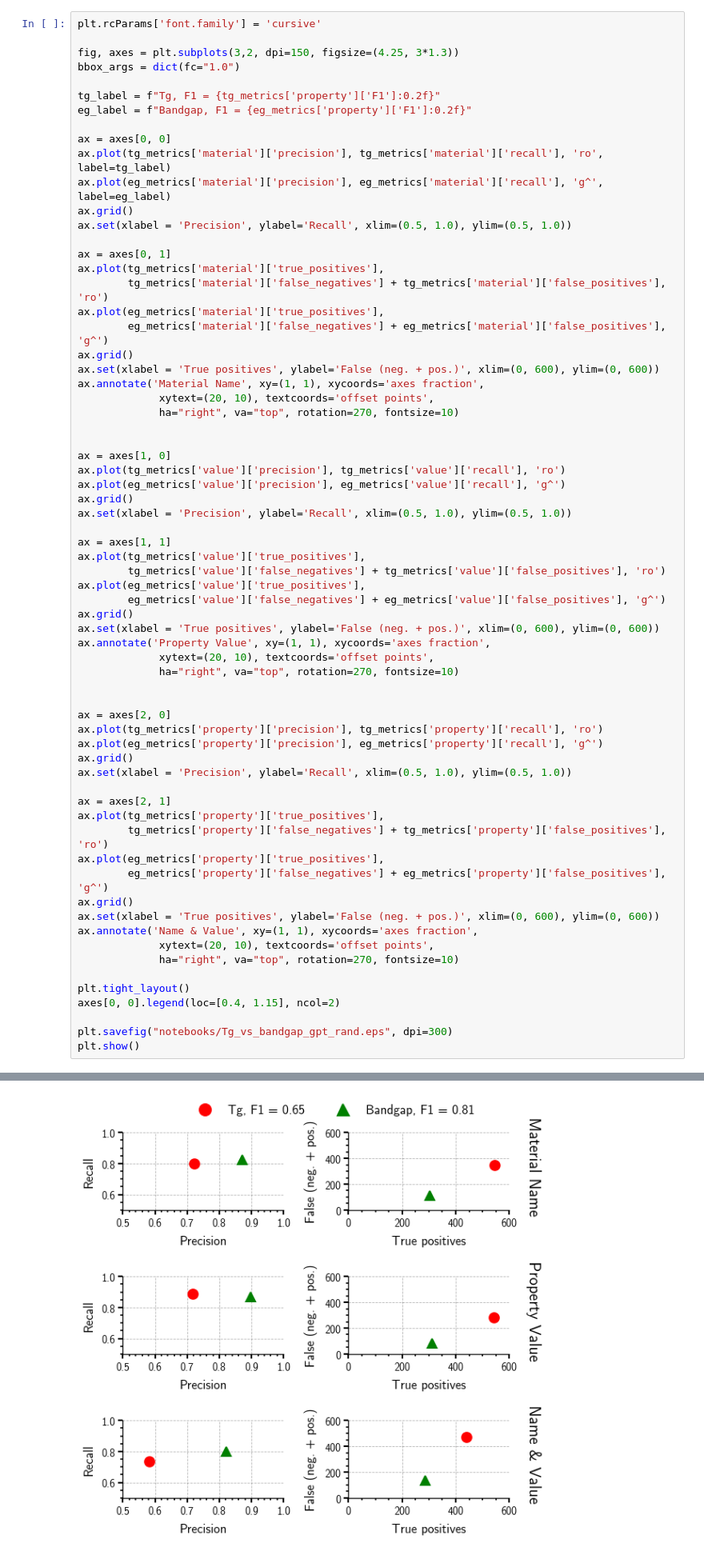
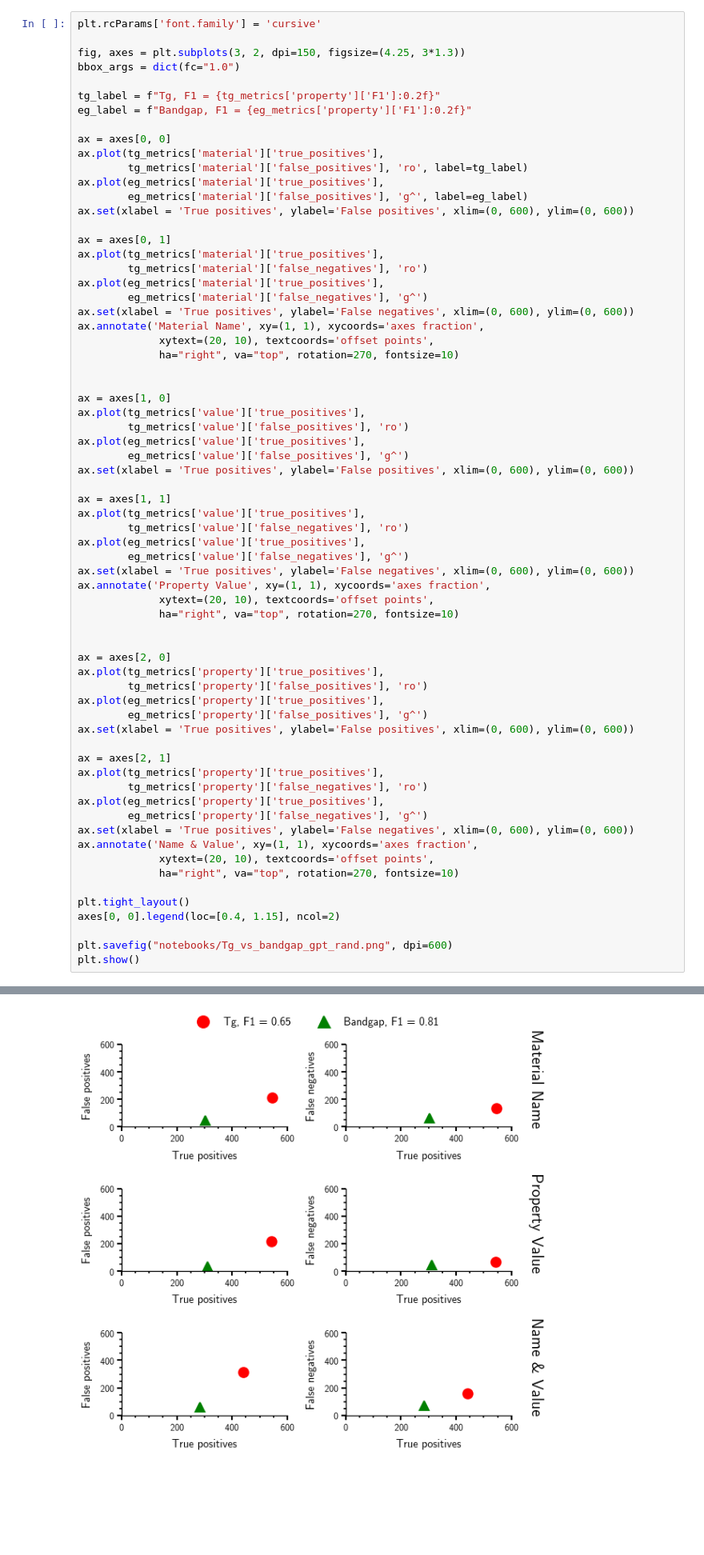
Before and after one commit to Ramprasad-Group/PromptDataExtraction, a Jupyter notebook: notebooks/Analyze-Select-1k.ipynb, the cells around one changed output, grey strips where cells are left out. Shown: that part at 80% size. Drawn from its saved outputs; the diff is of its cells as text; blank space fills up the shorter version.

```diff
--- a/notebooks/Analyze-Select-1k.ipynb
+++ b/notebooks/Analyze-Select-1k.ipynb
@@ -607,61 +607,61 @@ print(eg_metrics)
 # %%
 plt.rcParams['font.family'] = 'cursive'
 
-fig, axes = plt.subplots(3,2, dpi=150, figsize=(4.25, 3*1.3))
+fig, axes = plt.subplots(3, 2, dpi=150, figsize=(4.25, 3*1.3))
 bbox_args = dict(fc="1.0")
 
 tg_label = f"Tg, F1 = {tg_metrics['property']['F1']:0.2f}"
 eg_label = f"Bandgap, F1 = {eg_metrics['property']['F1']:0.2f}"
 
 ax = axes[0, 0]
-ax.plot(tg_metrics['material']['precision'], tg_metrics['material']['recall'], 'ro', label=tg_label)
-ax.plot(eg_metrics['material']['precision'], eg_metrics['material']['recall'], 'g^', label=eg_label)
-ax.grid()
-ax.set(xlabel = 'Precision', ylabel='Recall', xlim=(0.5, 1.0), ylim=(0.5, 1.0))
+ax.plot(tg_metrics['material']['true_positives'],
+        tg_metrics['material']['false_positives'], 'ro', label=tg_label)
+ax.plot(eg_metrics['material']['true_positives'],
+        eg_metrics['material']['false_positives'], 'g^', label=eg_label)
+ax.set(xlabel = 'True positives', ylabel='False positives', xlim=(0, 600), ylim=(0, 600))
 
 ax = axes[0, 1]
 ax.plot(tg_metrics['material']['true_positives'],
-        tg_metrics['material']['false_negatives'] + tg_metrics['material']['false_positives'], 'ro')
+        tg_metrics['material']['false_negatives'], 'ro')
 ax.plot(eg_metrics['material']['true_positives'],
-        eg_metrics['material']['false_negatives'] + eg_metrics['material']['false_positives'], 'g^')
-ax.grid()
-ax.set(xlabel = 'True positives', ylabel='False (neg. + pos.)', xlim=(0, 600), ylim=(0, 600))
+        eg_metrics['material']['false_negatives'], 'g^')
+ax.set(xlabel = 'True positives', ylabel='False negatives', xlim=(0, 600), ylim=(0, 600))
 ax.annotate('Material Name', xy=(1, 1), xycoords='axes fraction',
              xytext=(20, 10), textcoords='offset points',
              ha="right", va="top", rotation=270, fontsize=10)
 
 
 ax = axes[1, 0]
-ax.plot(tg_metrics['value']['precision'], tg_metrics['value']['recall'], 'ro')
-ax.plot(eg_metrics['value']['precision'], eg_metrics['value']['recall'], 'g^')
-ax.grid()
-ax.set(xlabel = 'Precision', ylabel='Recall', xlim=(0.5, 1.0), ylim=(0.5, 1.0))
+ax.plot(tg_metrics['value']['true_positives'],
+        tg_metrics['value']['false_positives'], 'ro')
+ax.plot(eg_metrics['value']['true_positives'],
+        eg_metrics['value']['false_positives'], 'g^')
+ax.set(xlabel = 'True positives', ylabel='False positives', xlim=(0, 600), ylim=(0, 600))
 
 ax = axes[1, 1]
 ax.plot(tg_metrics['value']['true_positives'],
-        tg_metrics['value']['false_negatives'] + tg_metrics['value']['false_positives'], 'ro')
+        tg_metrics['value']['false_negatives'], 'ro')
 ax.plot(eg_metrics['value']['true_positives'],
-        eg_metrics['value']['false_negatives'] + eg_metrics['value']['false_positives'], 'g^')
-ax.grid()
-ax.set(xlabel = 'True positives', ylabel='False (neg. + pos.)', xlim=(0, 600), ylim=(0, 600))
+        eg_metrics['value']['false_negatives'], 'g^')
+ax.set(xlabel = 'True positives', ylabel='False negatives', xlim=(0, 600), ylim=(0, 600))
 ax.annotate('Property Value', xy=(1, 1), xycoords='axes fraction',
              xytext=(20, 10), textcoords='offset points',
              ha="right", va="top", rotation=270, fontsize=10)
 
 
 ax = axes[2, 0]
-ax.plot(tg_metrics['property']['precision'], tg_metrics['property']['recall'], 'ro')
-ax.plot(eg_metrics['property']['precision'], eg_metrics['property']['recall'], 'g^')
-ax.grid()
-ax.set(xlabel = 'Precision', ylabel='Recall', xlim=(0.5, 1.0), ylim=(0.5, 1.0))
+ax.plot(tg_metrics['property']['true_positives'],
+        tg_metrics['property']['false_positives'], 'ro')
+ax.plot(eg_metrics['property']['true_positives'],
+        eg_metrics['property']['false_positives'], 'g^')
+ax.set(xlabel = 'True positives', ylabel='False positives', xlim=(0, 600), ylim=(0, 600))
 
 ax = axes[2, 1]
 ax.plot(tg_metrics['property']['true_positives'],
-        tg_metrics['property']['false_negatives'] + tg_metrics['property']['false_positives'], 'ro')
+        tg_metrics['property']['false_negatives'], 'ro')
 ax.plot(eg_metrics['property']['true_positives'],
-        eg_metrics['property']['false_negatives'] + eg_metrics['property']['false_positives'], 'g^')
-ax.grid()
-ax.set(xlabel = 'True positives', ylabel='False (neg. + pos.)', xlim=(0, 600), ylim=(0, 600))
+        eg_metrics['property']['false_negatives'], 'g^')
+ax.set(xlabel = 'True positives', ylabel='False negatives', xlim=(0, 600), ylim=(0, 600))
 ax.annotate('Name & Value', xy=(1, 1), xycoords='axes fraction',
              xytext=(20, 10), textcoords='offset points',
              ha="right", va="top", rotation=270, fontsize=10)
@@ -669,6 +669,6 @@ ax.annotate('Name & Value', xy=(1, 1), xycoords='axes fraction',
 plt.tight_layout()
 axes[0, 0].legend(loc=[0.4, 1.15], ncol=2)
 
-plt.savefig("notebooks/Tg_vs_bandgap_gpt_rand.eps", dpi=300)
+plt.savefig("notebooks/Tg_vs_bandgap_gpt_rand.png", dpi=600)
 plt.show()
 # %% [output]
@@ -676,4 +675,4 @@ The PostScript backend does not support transparency; partially transparent arti
-[figure, old version]
+[figure, new version]
 # %%
 # Time for extraction.
 !grep "All done." runs/select-1k/gpt35-rand/llm-pipeline*.log
```
Also changed, not shown: parts of 2 cells of this notebook, 2 other files.
